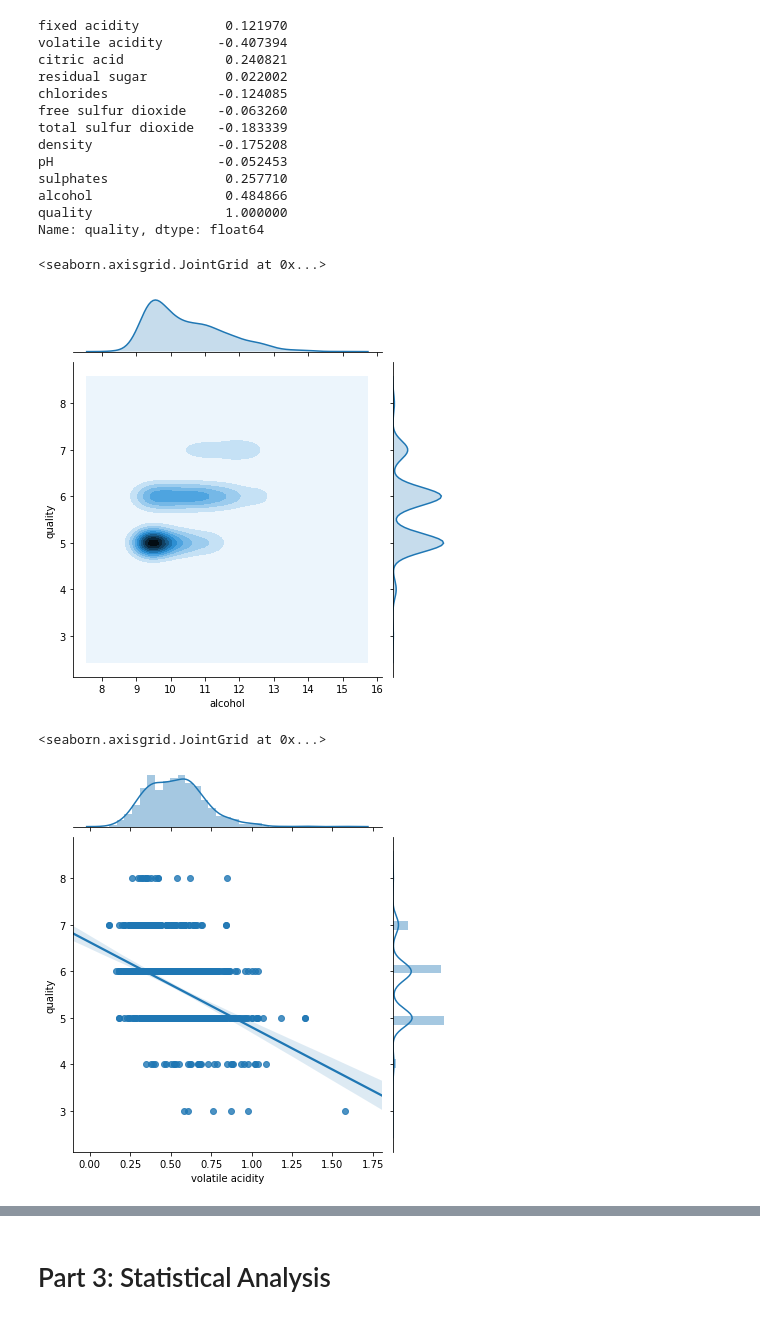
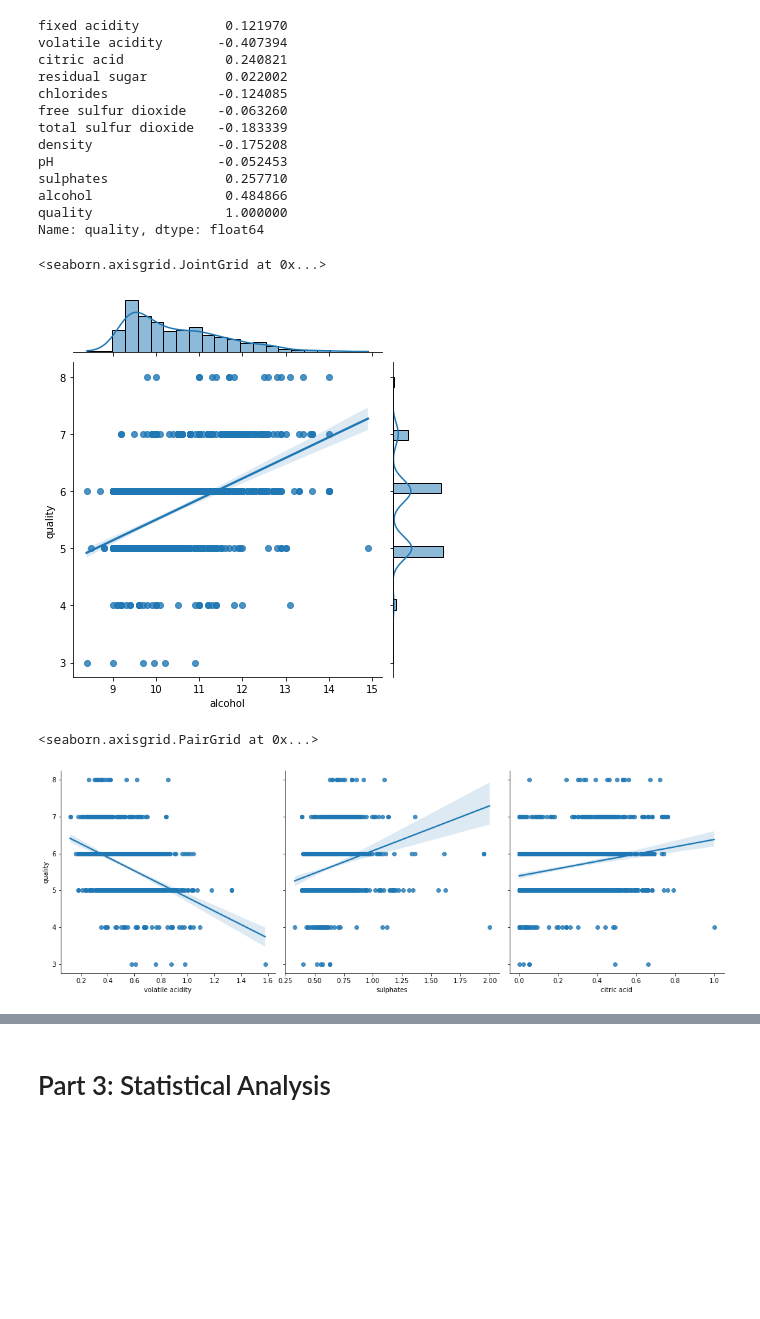
Before and after one commit to andreasbergstrm/DS-Wine-Quality-Project, a Jupyter notebook: wine quality code.ipynb, the cells around one changed output, grey strips where cells are left out. Cells and saved outputs as stored; diff of their text form; code cells hidden in the pictures; blank space fills up the shorter version.

```diff
--- a/wine quality code.ipynb
+++ b/wine quality code.ipynb
@@ -115,11 +106,11 @@ Name: quality, dtype: float64
 #Alcohol, volatile acidity, sulphates and citric acid seems to be key for predicting quality.
 # %%
-sns.jointplot(x='alcohol', y='quality', data=df, kind='kde')
+sns.jointplot(x='alcohol', y='quality', data=df, kind='reg')
 # %% [output]
 <seaborn.axisgrid.JointGrid at 0x...>
-[figure, old version]
+[figure, new version]
 # %%
-sns.jointplot(x='volatile acidity', y='quality', data=df, kind='reg')
+sns.pairplot(df, x_vars=['volatile acidity', 'sulphates', 'citric acid'], y_vars = 'quality', kind='reg', height=5)
 # %% [output]
-<seaborn.axisgrid.JointGrid at 0x...>
+<seaborn.axisgrid.PairGrid at 0x...>
-[figure, old version]
+[figure, new version]
```
Also changed, not shown: parts of 116 cells of this notebook.
